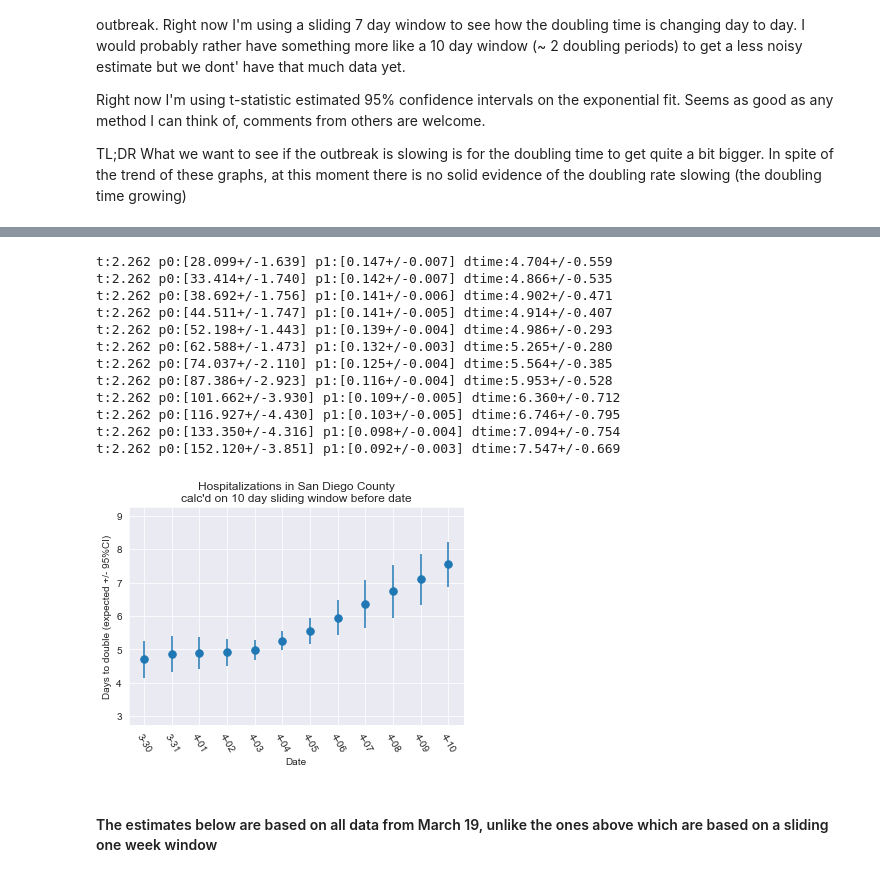
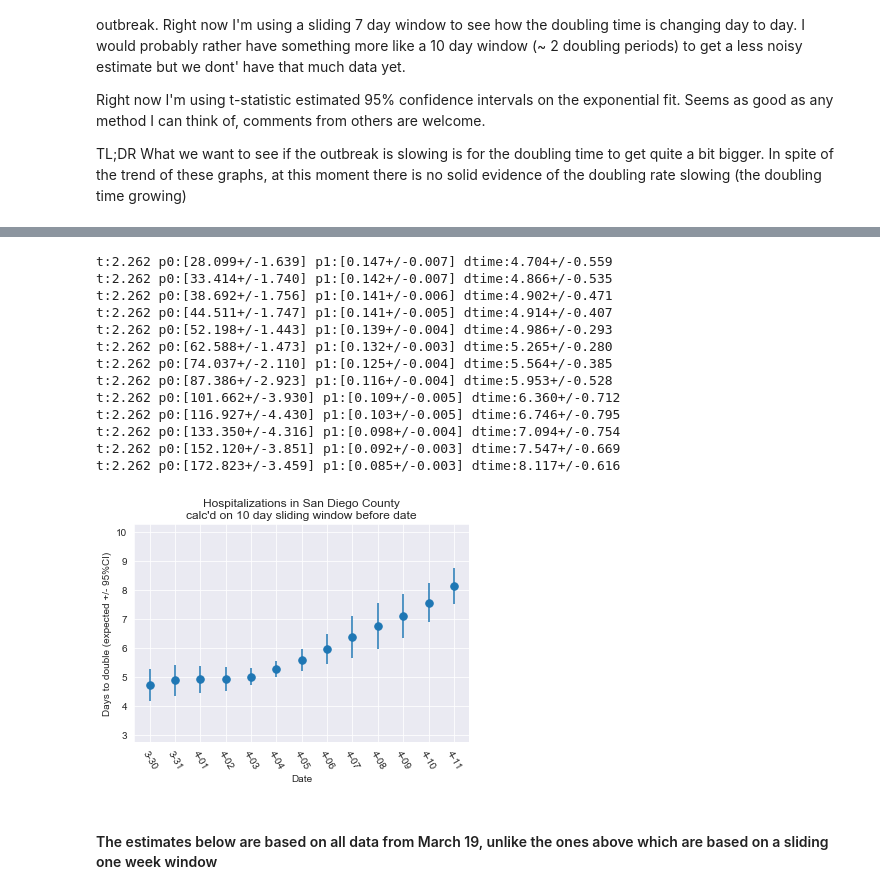
Before and after one commit to jasongfleischer/SanDiegoCountyCOVID19, a Jupyter notebook: San Diego Country Coronavirus History.ipynb, the cells around one changed output, grey strips where cells are left out. Saved outputs shown, nothing was run; the diff lists cells and outputs as text; code cells hidden in the pictures.

```diff
--- a/San Diego Country Coronavirus History.ipynb
+++ b/San Diego Country Coronavirus History.ipynb
@@ -329,35 +332,36 @@ ex = []
 er = []
 ix = []
 
 # calc doubling time in a sliding window backwards 1 week for each day
 for day in hospitalizations[start_calc:].index:
     todate = day
     fromdate = (pd.Timestamp(day)-pd.Timedelta('10 days')).isoformat().split('T')[0]
     doubling_time, ci95, hosp_p_est, hosp_p_cov = estimate_doubling_time(hospitalizations[fromdate:todate])
     ex.append( doubling_time )
     er.append( ci95 )
     ix.append( day[-4:] )
 plt.errorbar( ix, ex, yerr=er, fmt='.', markersize=15)
 plt.title('Hospitalizations in San Diego County\ncalc\'d on 10 day sliding window before date')
 plt.ylabel('Days to double (expected +/- 95%CI)')
 plt.xlabel('Date')
-plt.ylim([2.75, 9.25])
+plt.ylim([2.75, 10.25])
 plt.xticks(rotation=-60)
 plt.savefig('Plots/hospitaldoubling10day.png',dpi=300);
 # %% [output]
 t:2.262 p0:[28.099+/-1.639] p1:[0.147+/-0.007] dtime:4.704+/-0.559
 t:2.262 p0:[33.414+/-1.740] p1:[0.142+/-0.007] dtime:4.866+/-0.535
 t:2.262 p0:[38.692+/-1.756] p1:[0.141+/-0.006] dtime:4.902+/-0.471
 t:2.262 p0:[44.511+/-1.747] p1:[0.141+/-0.005] dtime:4.914+/-0.407
 t:2.262 p0:[52.198+/-1.443] p1:[0.139+/-0.004] dtime:4.986+/-0.293
 t:2.262 p0:[62.588+/-1.473] p1:[0.132+/-0.003] dtime:5.265+/-0.280
 t:2.262 p0:[74.037+/-2.110] p1:[0.125+/-0.004] dtime:5.564+/-0.385
 t:2.262 p0:[87.386+/-2.923] p1:[0.116+/-0.004] dtime:5.953+/-0.528
 t:2.262 p0:[101.662+/-3.930] p1:[0.109+/-0.005] dtime:6.360+/-0.712
 t:2.262 p0:[116.927+/-4.430] p1:[0.103+/-0.005] dtime:6.746+/-0.795
 t:2.262 p0:[133.350+/-4.316] p1:[0.098+/-0.004] dtime:7.094+/-0.754
 t:2.262 p0:[152.120+/-3.851] p1:[0.092+/-0.003] dtime:7.547+/-0.669
+t:2.262 p0:[172.823+/-3.459] p1:[0.085+/-0.003] dtime:8.117+/-0.616
-[figure, old version]
+[figure, new version]
 # %% [markdown]
 #### The estimates below are based on all data from March 19, unlike the ones above which are based on a sliding one week window
 # %%
```
Also changed, not shown: parts of 17 cells of this notebook, 14 other files.
